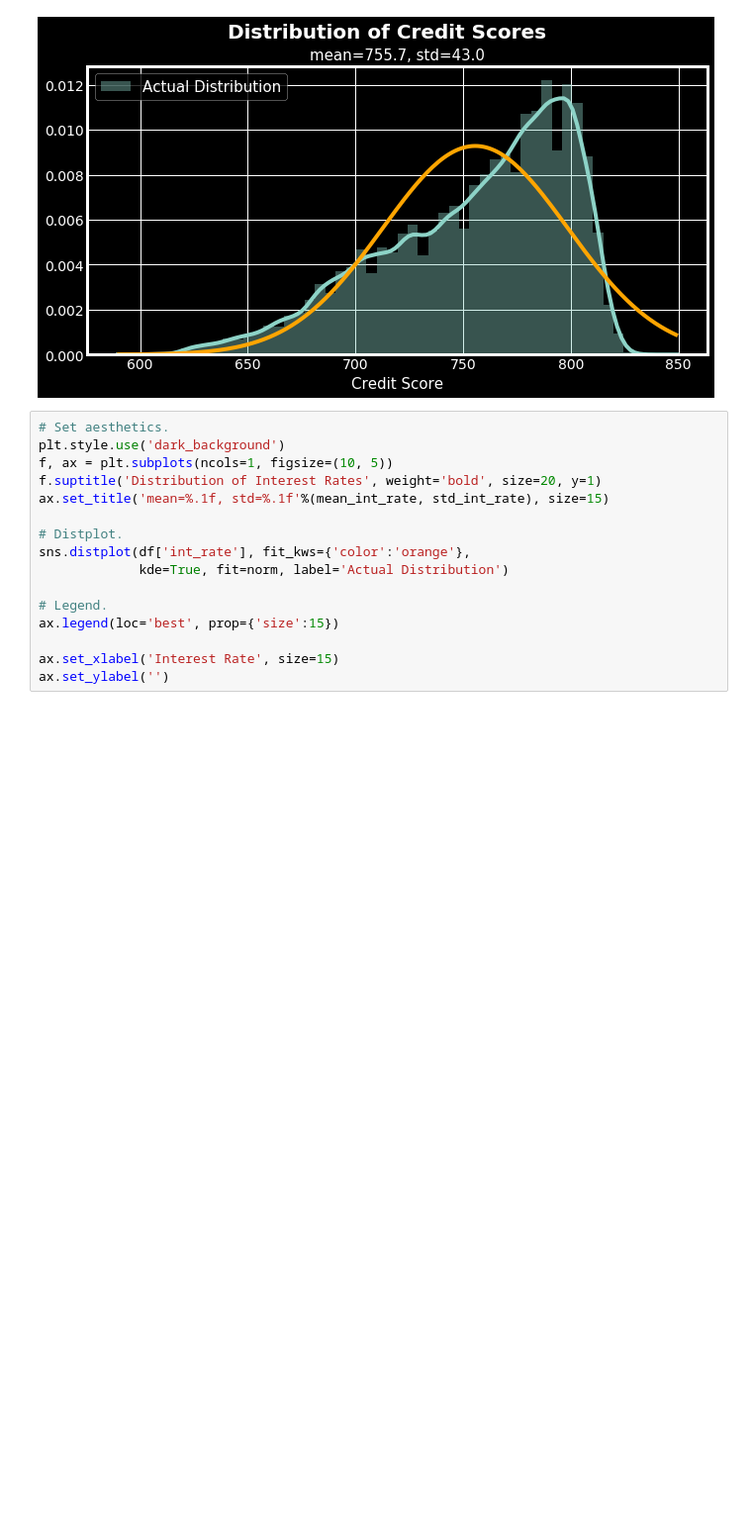
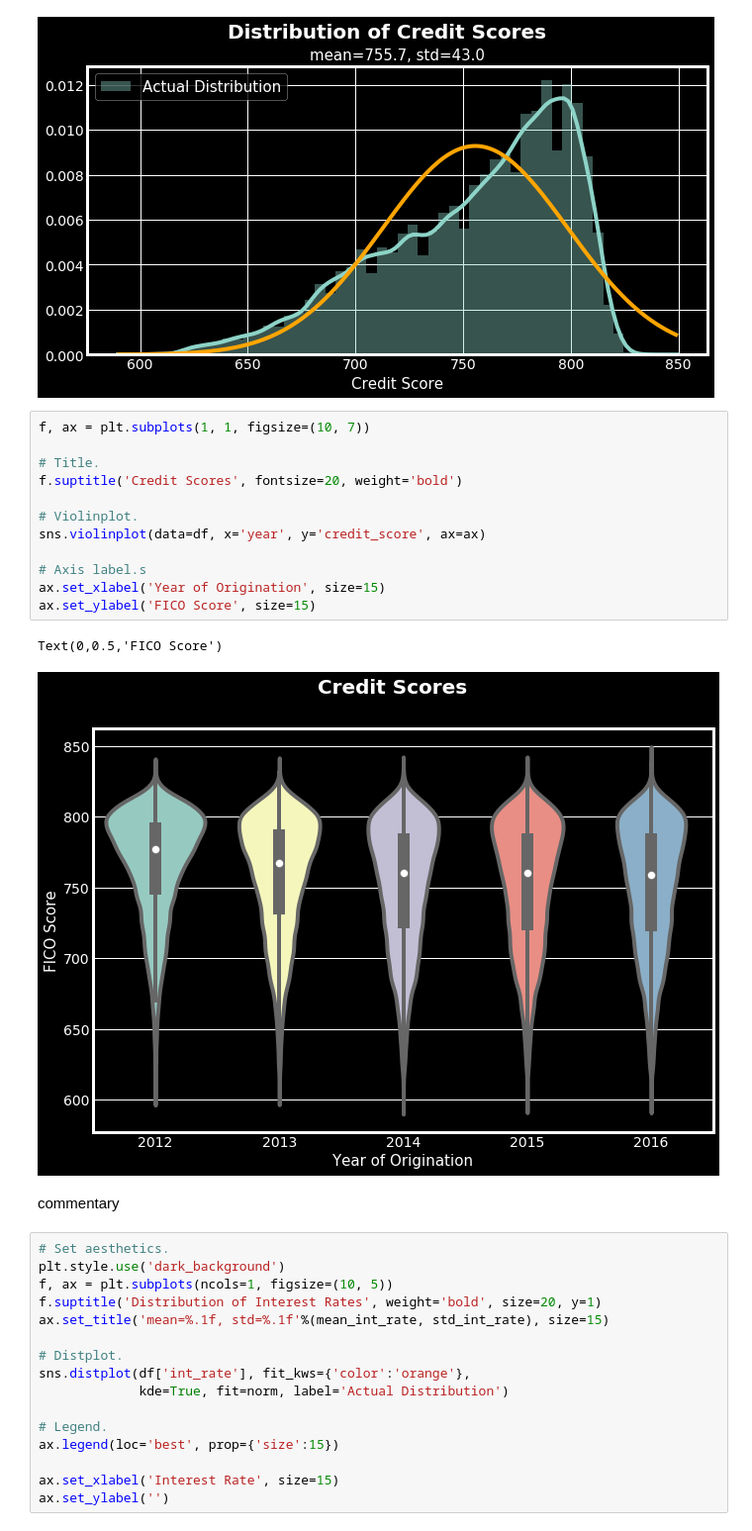
Before and after one commit to MitchellEwing/Freddie-Mac-Housing-Loans, a Jupyter notebook: Freddie-Mac-Single-Family-Loans.ipynb, the cells around one changed output. Shown at 99% size. Drawn from its saved outputs; the diff is of its cells as text; blank space fills up the shorter version.

Commit message:
wip, eda complete x commentary

```diff
--- a/Freddie-Mac-Single-Family-Loans.ipynb
+++ b/Freddie-Mac-Single-Family-Loans.ipynb
@@ -670,6 +675,23 @@ ax.set_ylabel('')
 # %% [output]
 Text(0,0.5,'')
 [figure]
+# %%
+f, ax = plt.subplots(1, 1, figsize=(10, 7))
+
+# Title.
+f.suptitle('Credit Scores', fontsize=20, weight='bold')
+
+# Violinplot.
+sns.violinplot(data=df, x='year', y='credit_score', ax=ax)
+
+# Axis label.s
+ax.set_xlabel('Year of Origination', size=15)
+ax.set_ylabel('FICO Score', size=15)
+# %% [output]
+Text(0,0.5,'FICO Score')
+[figure, added]
+# %% [markdown]
+commentary
 # %%
 # Set aesthetics.
 plt.style.use('dark_background')
```
Also changed, not shown: parts of 30 cells of this notebook.
